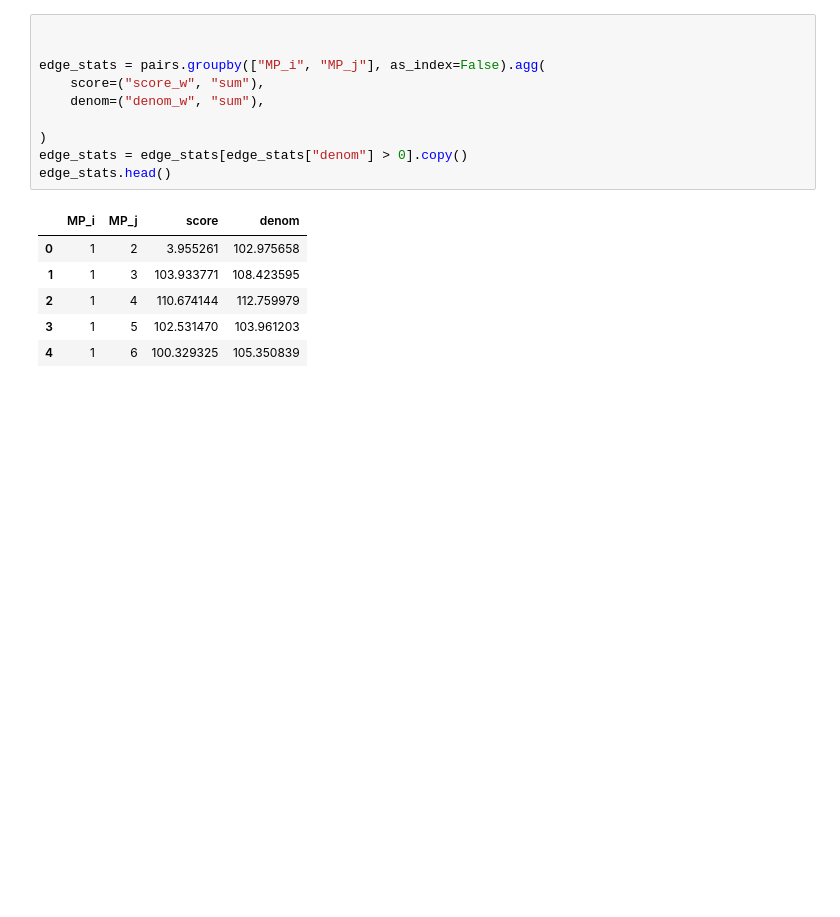
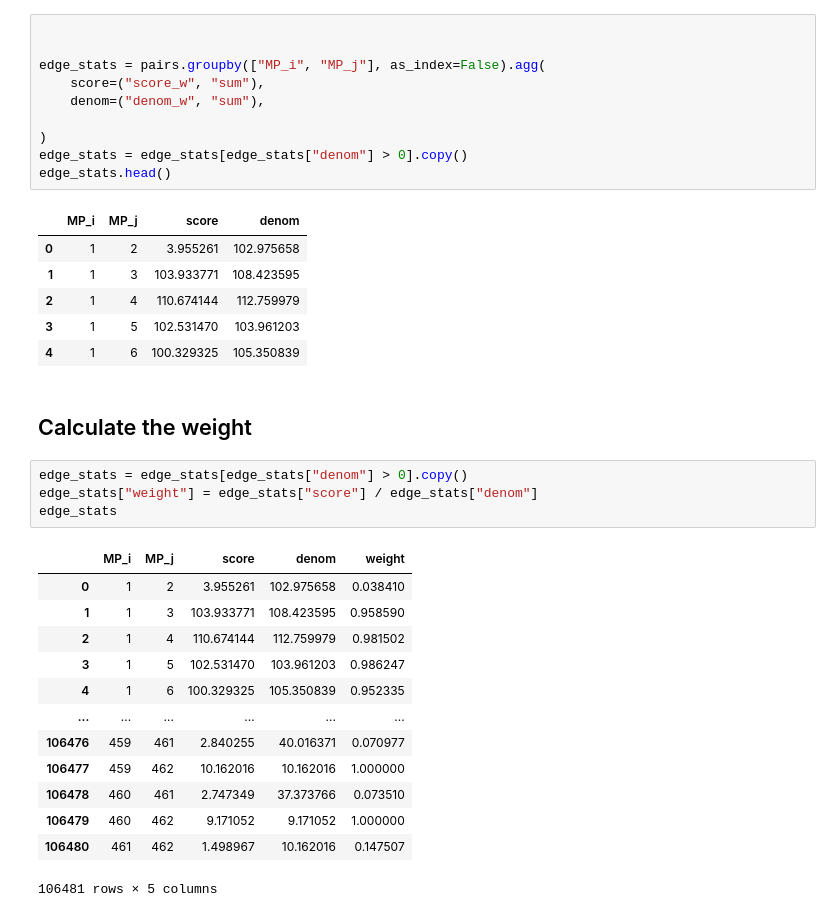
Before and after one commit to Voldziu/PolishGovernmentAnalysis, a Jupyter notebook: src/notebooks/eda.ipynb, the cells around one changed output. Saved outputs shown, nothing was run; the diff lists cells and outputs as text; blank space fills up the shorter version.

```diff
--- a/src/notebooks/eda.ipynb
+++ b/src/notebooks/eda.ipynb
@@ -205,3 +210,23 @@ edge_stats.head()
 | 2 | 1 | 4 | 110.674144 | 112.759979 |
 | 3 | 1 | 5 | 102.531470 | 103.961203 |
 | 4 | 1 | 6 | 100.329325 | 105.350839 |
+# %% [markdown]
+## Calculate the weight
+# %%
+edge_stats = edge_stats[edge_stats["denom"] > 0].copy()
+edge_stats["weight"] = edge_stats["score"] / edge_stats["denom"]
+edge_stats
+# %% [output]
+|  | MP_i | MP_j | score | denom | weight |
+| 0 | 1 | 2 | 3.955261 | 102.975658 | 0.038410 |
+| 1 | 1 | 3 | 103.933771 | 108.423595 | 0.958590 |
+| 2 | 1 | 4 | 110.674144 | 112.759979 | 0.981502 |
+| 3 | 1 | 5 | 102.531470 | 103.961203 | 0.986247 |
+| 4 | 1 | 6 | 100.329325 | 105.350839 | 0.952335 |
+| ... | ... | ... | ... | ... | ... |
+| 106476 | 459 | 461 | 2.840255 | 40.016371 | 0.070977 |
+| 106477 | 459 | 462 | 10.162016 | 10.162016 | 1.000000 |
+| 106478 | 460 | 461 | 2.747349 | 37.373766 | 0.073510 |
+| 106479 | 460 | 462 | 9.171052 | 9.171052 | 1.000000 |
+| 106480 | 461 | 462 | 1.498967 | 10.162016 | 0.147507 |
+106481 rows × 5 columns
```
Also changed, not shown: parts of 10 cells of this notebook, 9 other files.
